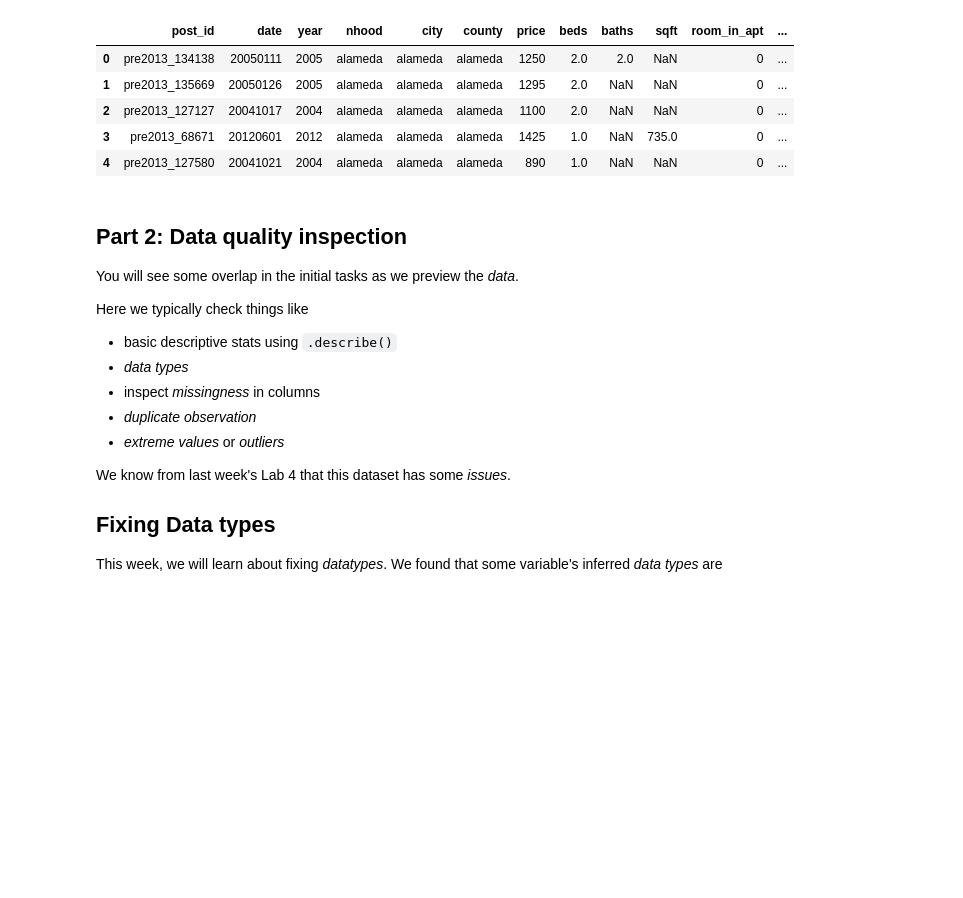
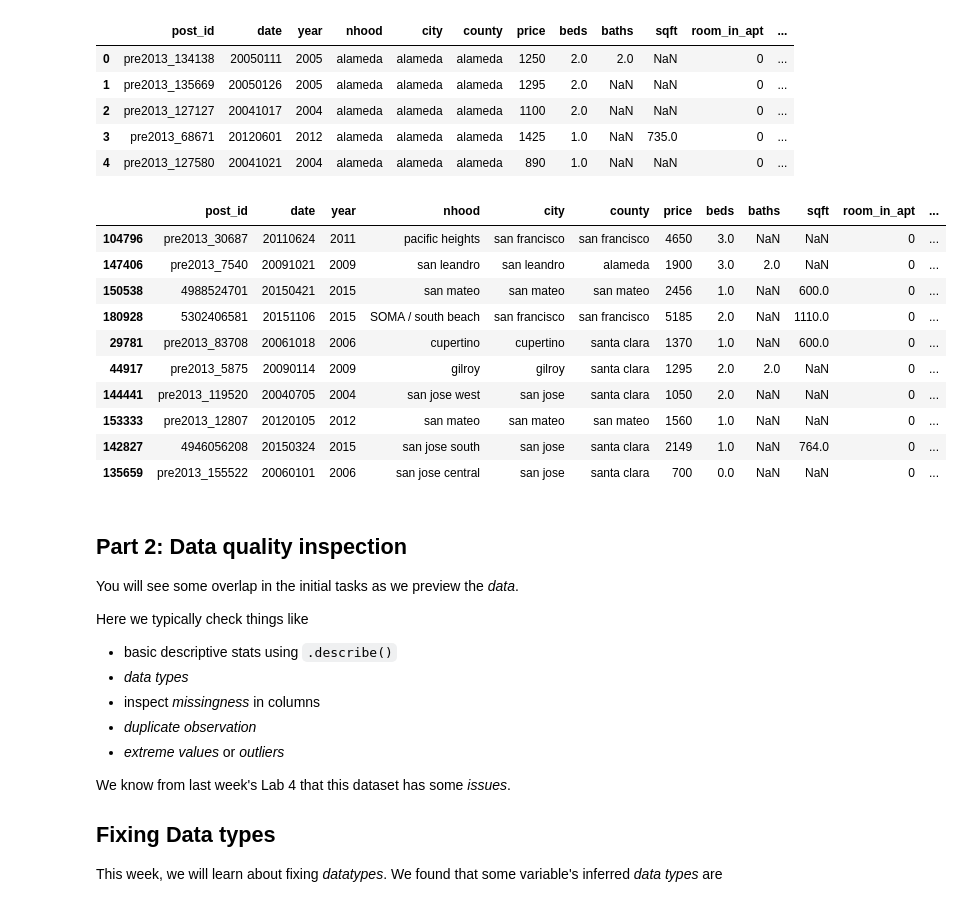
Before and after one commit to dawsonmtorres-glitch/UofUtah_IS4487, a Jupyter notebook: Labs/lab_05_eda.ipynb, the cells around one changed output. Saved outputs shown, nothing was run; the diff lists cells and outputs as text; code cells hidden in the pictures; blank space fills up the shorter version.

```diff
--- a/Labs/lab_05_eda.ipynb
+++ b/Labs/lab_05_eda.ipynb
@@ -105,6 +106,20 @@ df.head()
 | 2 | pre2013_127127 | 20041017 | 2004 | alameda | alameda | alameda | 1100 | 2.0 | NaN | NaN | 0 | ... |
 | 3 | pre2013_68671 | 20120601 | 2012 | alameda | alameda | alameda | 1425 | 1.0 | NaN | 735.0 | 0 | ... |
 | 4 | pre2013_127580 | 20041021 | 2004 | alameda | alameda | alameda | 890 | 1.0 | NaN | NaN | 0 | ... |
+# %%
+df.sample(10)
+# %% [output]
+|  | post_id | date | year | nhood | city | county | price | beds | baths | sqft | room_in_apt | ... |
+| 104796 | pre2013_30687 | 20110624 | 2011 | pacific heights | san francisco | san francisco | 4650 | 3.0 | NaN | NaN | 0 | ... |
+| 147406 | pre2013_7540 | 20091021 | 2009 | san leandro | san leandro | alameda | 1900 | 3.0 | 2.0 | NaN | 0 | ... |
+| 150538 | 4988524701 | 20150421 | 2015 | san mateo | san mateo | san mateo | 2456 | 1.0 | NaN | 600.0 | 0 | ... |
+| 180928 | 5302406581 | 20151106 | 2015 | SOMA / south beach | san francisco | san francisco | 5185 | 2.0 | NaN | 1110.0 | 0 | ... |
+| 29781 | pre2013_83708 | 20061018 | 2006 | cupertino | cupertino | santa clara | 1370 | 1.0 | NaN | 600.0 | 0 | ... |
+| 44917 | pre2013_5875 | 20090114 | 2009 | gilroy | gilroy | santa clara | 1295 | 2.0 | 2.0 | NaN | 0 | ... |
+| 144441 | pre2013_119520 | 20040705 | 2004 | san jose west | san jose | santa clara | 1050 | 2.0 | NaN | NaN | 0 | ... |
+| 153333 | pre2013_12807 | 20120105 | 2012 | san mateo | san mateo | san mateo | 1560 | 1.0 | NaN | NaN | 0 | ... |
+| 142827 | 4946056208 | 20150324 | 2015 | san jose south | san jose | santa clara | 2149 | 1.0 | NaN | 764.0 | 0 | ... |
+| 135659 | pre2013_155522 | 20060101 | 2006 | san jose central | san jose | santa clara | 700 | 0.0 | NaN | NaN | 0 | ... |
 # %% [markdown]
 ## **Part 2: Data quality inspection**
 
```
Also changed, not shown: parts of 2 cells of this notebook.
